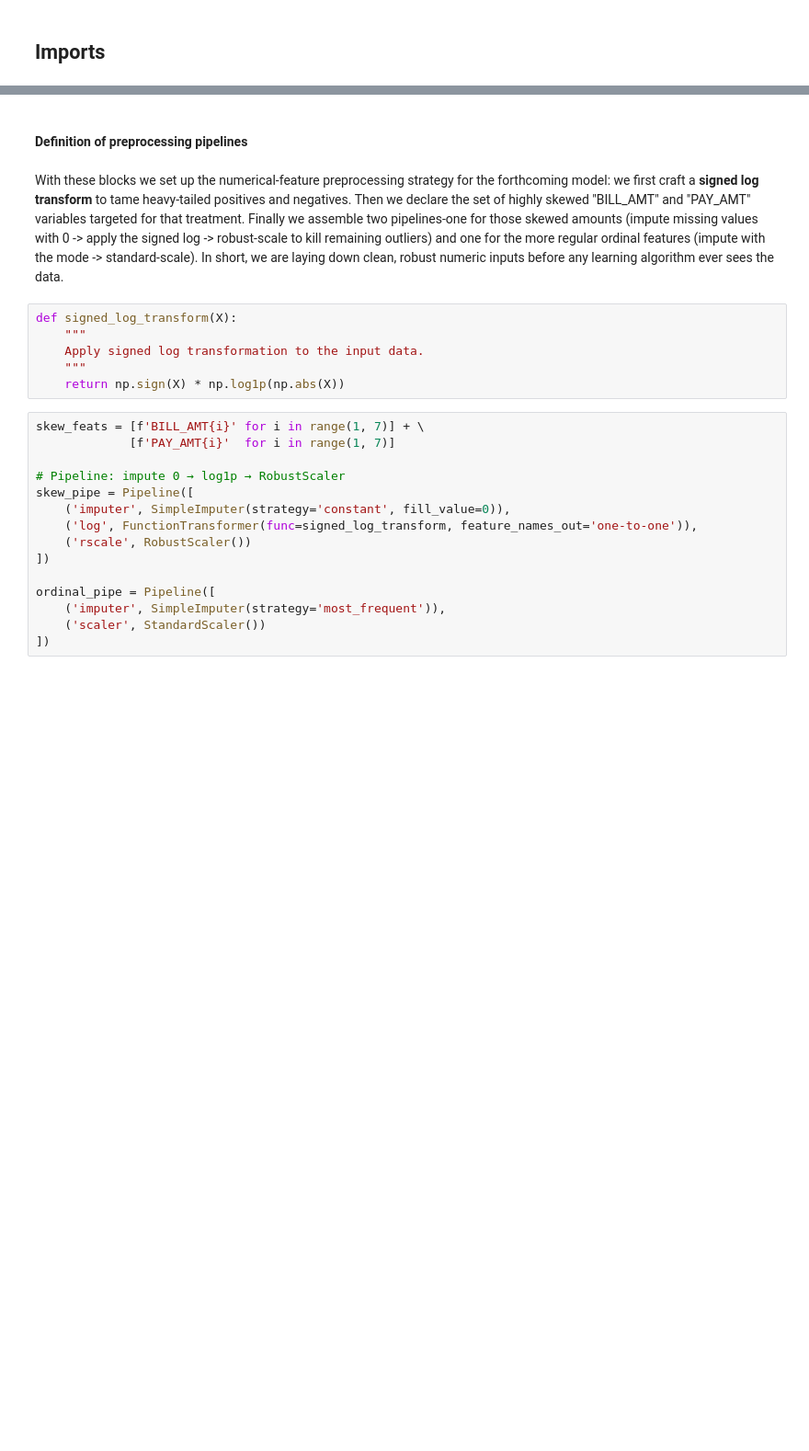
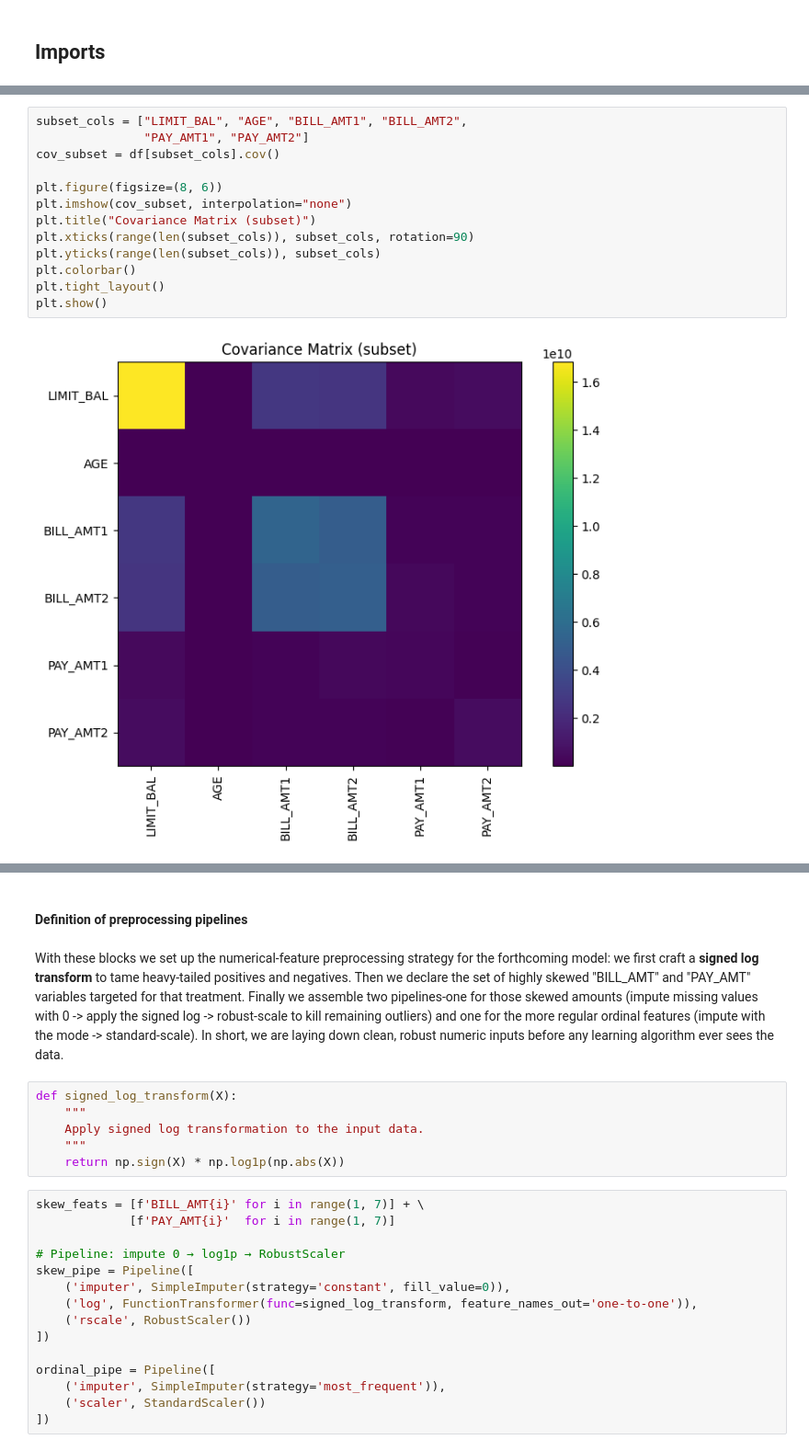
Before and after one commit to Tonio635/credit-default-classifier, a Jupyter notebook: notebooks/credit_card_default_prediction.ipynb, the cells around one changed output, grey strips where cells are left out. Shown at 92% size. Cells and saved outputs as stored; diff of their text form; blank space fills up the shorter version.

```diff
--- a/notebooks/credit_card_default_prediction.ipynb
+++ b/notebooks/credit_card_default_prediction.ipynb
@@ -21,0 +109,15 @@ Here we load a semicolon-delimited credit-default dataset, set a folder for savi
+# %%
+subset_cols = ["LIMIT_BAL", "AGE", "BILL_AMT1", "BILL_AMT2",
+               "PAY_AMT1", "PAY_AMT2"]
+cov_subset = df[subset_cols].cov()
+
+plt.figure(figsize=(8, 6))
+plt.imshow(cov_subset, interpolation="none")
+plt.title("Covariance Matrix (subset)")
+plt.xticks(range(len(subset_cols)), subset_cols, rotation=90)
+plt.yticks(range(len(subset_cols)), subset_cols)
+plt.colorbar()
+plt.tight_layout()
+plt.show()
+# %% [output]
+[figure, added]
```
Also changed, not shown: parts of 34 cells of this notebook.
